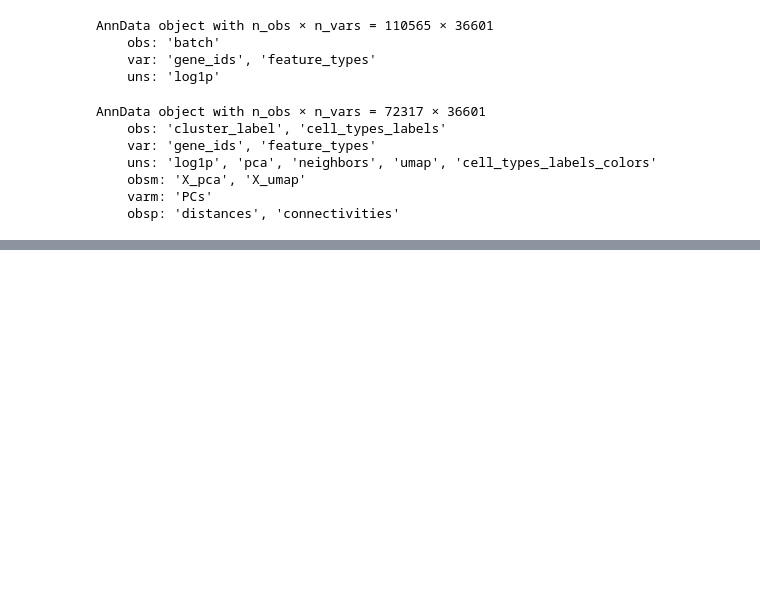
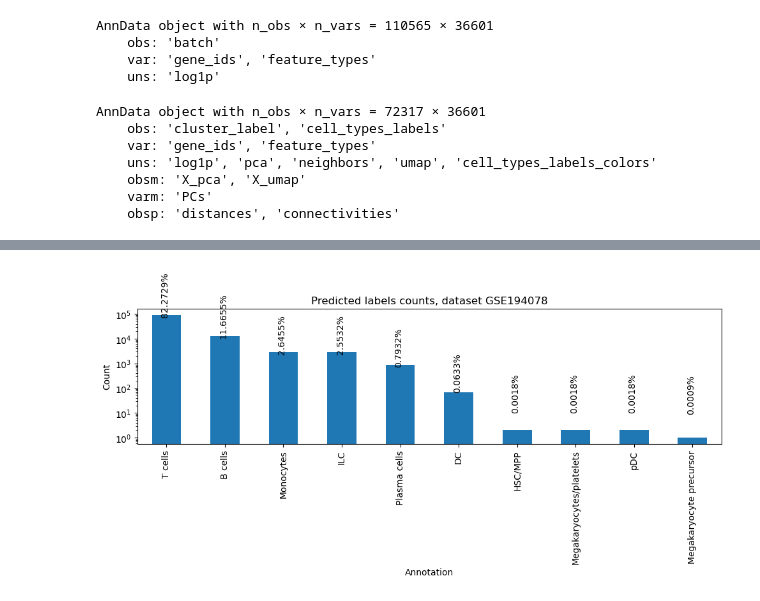
Before and after one commit to multi-omics-integration-for-MS/multi-omics-integration, a Jupyter notebook: 10_BBKNN_GSE239626_GSE194078.ipynb, the cells around one changed output, grey strips where cells are left out. Cells and saved outputs as stored; diff of their text form; code cells hidden in the pictures; blank space fills up the shorter version.

```diff
--- a/10_BBKNN_GSE239626_GSE194078.ipynb
+++ b/10_BBKNN_GSE239626_GSE194078.ipynb
@@ -109,3 +126,24 @@ sc.pl.umap(adata_transcriptomic, color=['batch', 'cell_types_labels'], ncols=1)
+# %%
+import matplotlib.pyplot as plt
+
+plt.figure(figsize=(10, 5))
+ax = plt.gca()
+adata_transcriptomic[adata_transcriptomic.obs['batch']=='GSE194078'].obs['cell_types_labels'].value_counts().plot(kind='bar', ax=ax)
+total= len(adata_transcriptomic[adata_transcriptomic.obs['batch']=='GSE194078'].obs['cell_types_labels'])
+for p in ax.patches:
+    percentage = '{:.4f}%'.format(100 * p.get_height()/total)
+    x = p.get_x() + p.get_width() / 2 - 0.1
+    y = p.get_y() + p.get_height() + 10
+    plt.annotate(percentage, (x, y), rotation=90)
+plt.xticks(rotation=90)
+plt.yscale('log')
+plt.title('Predicted labels counts, dataset GSE194078')
+plt.xlabel('Annotation')
+plt.ylabel('Count')
+plt.tight_layout()
+plt.show()
+# %% [output]
+[figure, added]
 # %%
 sc.tl.pca(adata_transcriptomic)
 # %%
```
Also changed, not shown: parts of 8 cells of this notebook.
